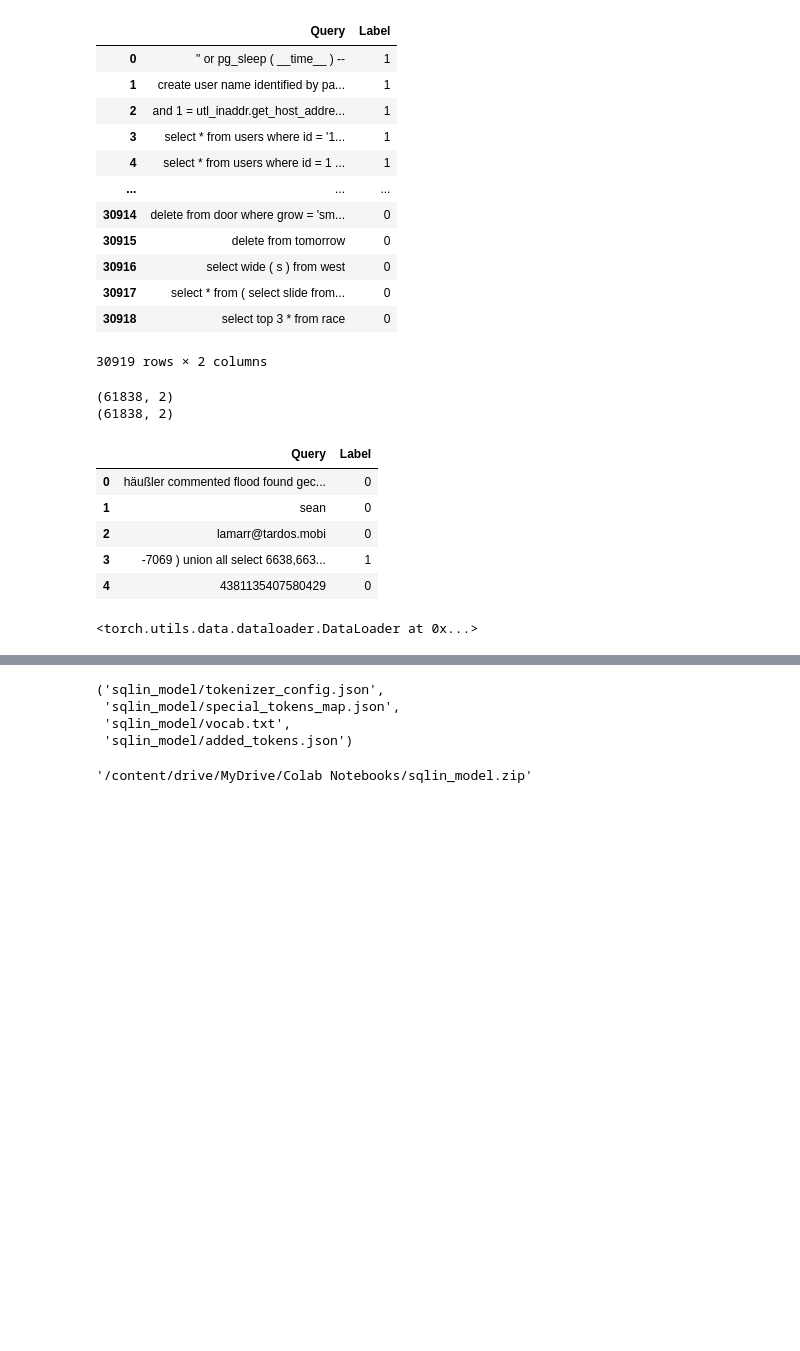
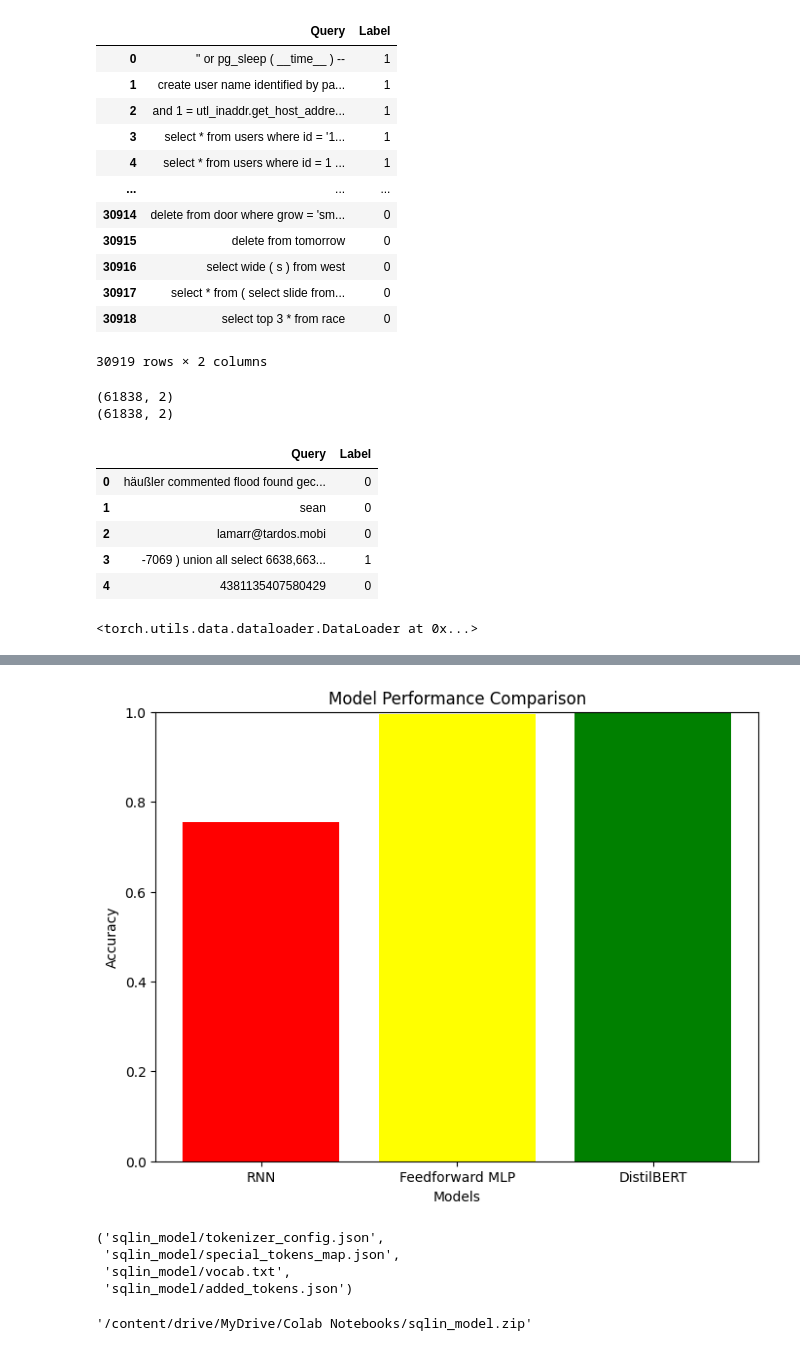
Before and after one commit to dattark2005/SQL-Injection-Detector-and-Prevention, a Jupyter notebook: model_training.ipynb, the cells around one changed output, grey strips where cells are left out. Saved outputs shown, nothing was run; the diff lists cells and outputs as text; code cells hidden in the pictures; blank space fills up the shorter version.

Commit message:
added rnn and feedforward mlp

```diff
--- a/model_training.ipynb
+++ b/model_training.ipynb
@@ -144,10 +145,10 @@ class CustomDataset(Dataset):
 
 
 
-texts = Final_df_['Query'].tolist()
-labels = Final_df_['Label'].tolist()
+textss = Final_df_['Query'].tolist()
+labelss = Final_df_['Label'].tolist()
 
-texts_train, texts_test, labels_train, labels_test = train_test_split(texts, labels, test_size=0.2, random_state=42)
+texts_train, texts_test, labels_train, labels_test = train_test_split(textss, labelss, test_size=0.2, random_state=42)
 
 vectorizer = CountVectorizer()
 vectorizer.fit(texts_train)
@@ -236,16 +437,18 @@ for epoch in range(num_epochs):
     correct_preds = 0
     total_preds = 0
 
-    for batch in tqdm(train_loader, desc=f'Epoch {epoch + 1}/{num_epochs}', unit='batch'):
+    for batch in tqdm(train_loader_bert, desc=f'Epoch {epoch + 1}/{num_epochs}', unit='batch'):
         input_ids = batch['input_ids'].to(device)
         attention_mask = batch['attention_mask'].to(device)
-        labels = batch['labels'].to(device)
+        labels = batch['labelss'].to(device)
 
         optimizer.zero_grad()
+
 
         outputs = model(input_ids=input_ids, attention_mask=attention_mask, labels=labels)
         loss = outputs.loss
         logits = outputs.logits
+
 
         _, predicted = torch.max(logits, dim=1)
         correct_preds += (predicted == labels).sum().item()
@@ -270,15 +471,14 @@ Epoch 4/4 | Loss: 51.0166 | Accuracy: 0.9992
 # %%
-# Evaluation
 model.eval()
 eval_loss = 0.0
 correct_preds = 0
 total_preds = 0
 
 with torch.no_grad():
-    for batch in tqdm(test_loader, desc='Evaluation', unit='batch'):
+    for batch in tqdm(test_loader_bert, desc='Evaluation', unit='batch'):
         input_ids = batch['input_ids'].to(device)
         attention_mask = batch['attention_mask'].to(device)
-        labels = batch['labels'].to(device)
+        labels = batch['labelss'].to(device)
 
         outputs = model(input_ids=input_ids, attention_mask=attention_mask, labels=labels)
         loss = outputs.loss
@@ -291,5 +491,5 @@ with torch.no_grad():
         eval_loss += loss.item()
 
 eval_accuracy = correct_preds / total_preds
-print(f'Evaluation Loss: {eval_loss}, Evaluation Accuracy: {eval_accuracy}')
+print(f'\nEvaluation Loss: {eval_loss:.4f}, Evaluation Accuracy: {eval_accuracy:.4f}')
 # %% [output]
@@ -297,3 +497,19 @@ Evaluation Loss: 35.91815807698049, Evaluation Accuracy: 0.9985446313065977
+# %%
+import matplotlib.pyplot as plt
+
+models = ['RNN', 'Feedforward MLP', 'DistilBERT']
+accuracies = [rnn_final_acc, final_acc, eval_accuracy]
+
+
+plt.figure(figsize=(8, 6))
+plt.bar(models, accuracies, color=['red', 'yellow', 'green'])
+plt.xlabel('Models')
+plt.ylabel('Accuracy')
+plt.title('Model Performance Comparison')
+plt.ylim(0, 1)
+plt.show()
+# %% [output]
+[figure, added]
 # %%
 from transformers import DistilBertTokenizer
 
```
Also changed, not shown: parts of 7 cells of this notebook, 1 other file.
